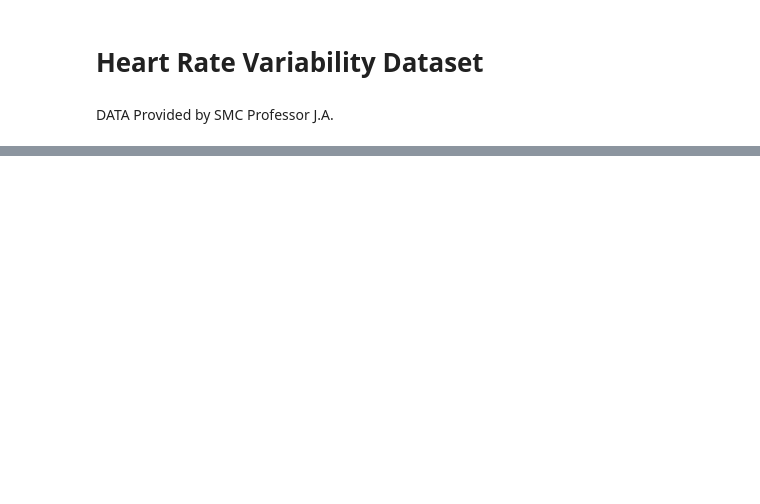
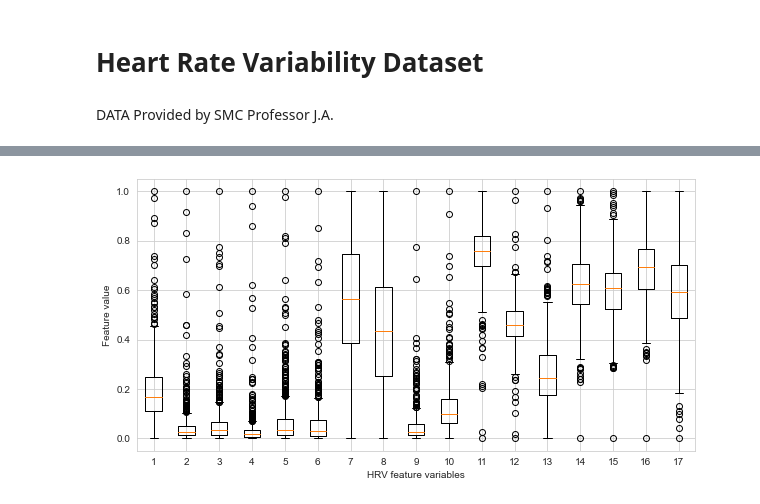
Before and after one commit to andrewyoo214/MachineLearning_python, a Jupyter notebook: DataAugmentation/HRV_JA.ipynb, the cells around one changed output, grey strips where cells are left out. Saved outputs shown, nothing was run; the diff lists cells and outputs as text; code cells hidden in the pictures; blank space fills up the shorter version.

```diff
--- a/DataAugmentation/HRV_JA.ipynb
+++ b/DataAugmentation/HRV_JA.ipynb
@@ -48,0 +578,4 @@ hrv["main_dx"].value_counts()
+# %%
+mdds = data[data['main_dx']=='MDDs']
+mddr = data[data['main_dx']=='MDDr']
+pdd  = data[data['main_dx']=='PDD']
@@ -48,0 +734,17 @@ hrv["main_dx"].value_counts()
+# %%
+mdds_box = mdds.loc[:, ['sdnn','psi','tp','vlf','lf','hf','lfnorm','hfnorm','lf_hf','rmssd','apen',
+                                  'srd','tsrd', 'tp_ln', 'vlf_ln','lf_ln','hf_ln']]
+# %%
+## Normalize between 0 and 1
+from sklearn.preprocessing import MinMaxScaler
+scaler = MinMaxScaler()
+mdds_box[:] = scaler.fit_transform(mdds_box[:])
+# %%
+# fig, ax = plt.subplots()
+plt.figure(figsize = (10, 5))
+plt.xlabel('HRV feature variables',fontsize=10)
+plt.ylabel('Feature value',fontsize=10)
+plt.boxplot(mdds_box)
+plt.show()
+# %% [output]
+[figure, added]
```
Also changed, not shown: parts of 153 cells of this notebook.
